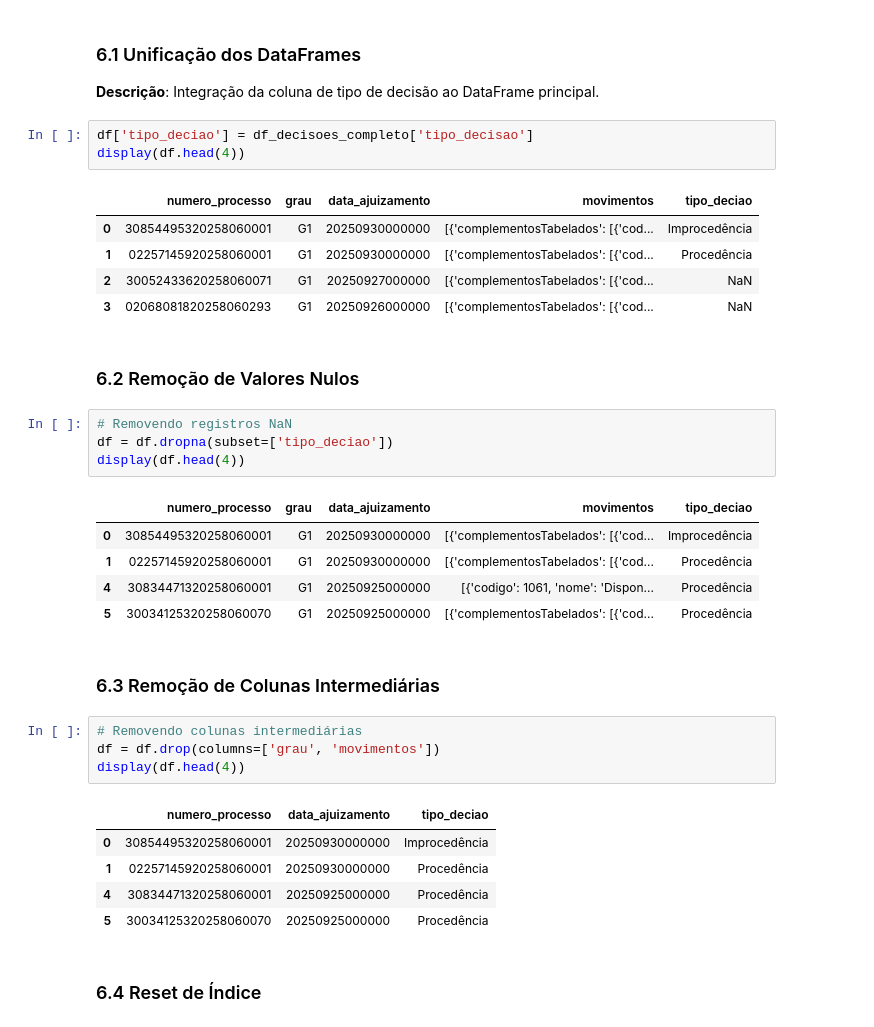
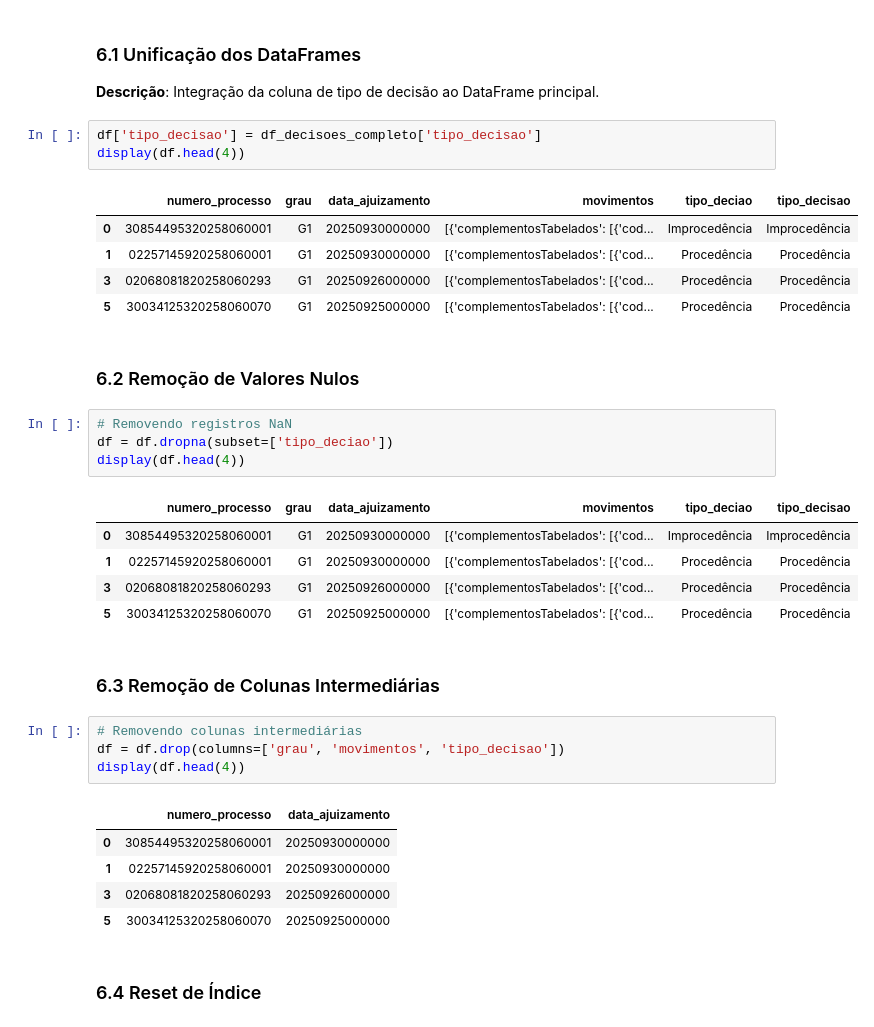
Before and after one commit to GiovanniBrigido/trabalho-final-deep-learning, a Jupyter notebook: tjce.ipynb, the cells around one changed output. Drawn from its saved outputs; the diff is of its cells as text.

```diff
--- a/tjce.ipynb
+++ b/tjce.ipynb
@@ -267,14 +267,14 @@ Distribuição por tipo:
 ### 6.1 Unificação dos DataFrames
 **Descrição**: Integração da coluna de tipo de decisão ao DataFrame principal.
 # %%
-df['tipo_deciao'] = df_decisoes_completo['tipo_decisao']
+df['tipo_decisao'] = df_decisoes_completo['tipo_decisao']
 display(df.head(4))
 # %% [output]
-|  | numero_processo | grau | data_ajuizamento | movimentos | tipo_deciao |
-| 0 | 30854495320258060001 | G1 | 20250930000000 | [{'complementosTabelados': [{'cod... | Improcedência |
-| 1 | 02257145920258060001 | G1 | 20250930000000 | [{'complementosTabelados': [{'cod... | Procedência |
-| 2 | 30052433620258060071 | G1 | 20250927000000 | [{'complementosTabelados': [{'cod... | NaN |
-| 3 | 02068081820258060293 | G1 | 20250926000000 | [{'complementosTabelados': [{'cod... | NaN |
+|  | numero_processo | grau | data_ajuizamento | movimentos | tipo_deciao | tipo_decisao |
+| 0 | 30854495320258060001 | G1 | 20250930000000 | [{'complementosTabelados': [{'cod... | Improcedência | Improcedência |
+| 1 | 02257145920258060001 | G1 | 20250930000000 | [{'complementosTabelados': [{'cod... | Procedência | Procedência |
+| 3 | 02068081820258060293 | G1 | 20250926000000 | [{'complementosTabelados': [{'cod... | Procedência | Procedência |
+| 5 | 30034125320258060070 | G1 | 20250925000000 | [{'complementosTabelados': [{'cod... | Procedência | Procedência |
 # %% [markdown]
 ### 6.2 Remoção de Valores Nulos
 # %%
@@ -282,23 +282,23 @@ display(df.head(4))
 df = df.dropna(subset=['tipo_deciao'])
 display(df.head(4))
 # %% [output]
-|  | numero_processo | grau | data_ajuizamento | movimentos | tipo_deciao |
-| 0 | 30854495320258060001 | G1 | 20250930000000 | [{'complementosTabelados': [{'cod... | Improcedência |
-| 1 | 02257145920258060001 | G1 | 20250930000000 | [{'complementosTabelados': [{'cod... | Procedência |
-| 4 | 30834471320258060001 | G1 | 20250925000000 | [{'codigo': 1061, 'nome': 'Dispon... | Procedência |
-| 5 | 30034125320258060070 | G1 | 20250925000000 | [{'complementosTabelados': [{'cod... | Procedência |
+|  | numero_processo | grau | data_ajuizamento | movimentos | tipo_deciao | tipo_decisao |
+| 0 | 30854495320258060001 | G1 | 20250930000000 | [{'complementosTabelados': [{'cod... | Improcedência | Improcedência |
+| 1 | 02257145920258060001 | G1 | 20250930000000 | [{'complementosTabelados': [{'cod... | Procedência | Procedência |
+| 3 | 02068081820258060293 | G1 | 20250926000000 | [{'complementosTabelados': [{'cod... | Procedência | Procedência |
+| 5 | 30034125320258060070 | G1 | 20250925000000 | [{'complementosTabelados': [{'cod... | Procedência | Procedência |
 # %% [markdown]
 ### 6.3 Remoção de Colunas Intermediárias
 # %%
 # Removendo colunas intermediárias
-df = df.drop(columns=['grau', 'movimentos'])
+df = df.drop(columns=['grau', 'movimentos', 'tipo_decisao'])
 display(df.head(4))
 # %% [output]
-|  | numero_processo | data_ajuizamento | tipo_deciao |
-| 0 | 30854495320258060001 | 20250930000000 | Improcedência |
-| 1 | 02257145920258060001 | 20250930000000 | Procedência |
-| 4 | 30834471320258060001 | 20250925000000 | Procedência |
-| 5 | 30034125320258060070 | 20250925000000 | Procedência |
+|  | numero_processo | data_ajuizamento |
+| 0 | 30854495320258060001 | 20250930000000 |
+| 1 | 02257145920258060001 | 20250930000000 |
+| 3 | 02068081820258060293 | 20250926000000 |
+| 5 | 30034125320258060070 | 20250925000000 |
 # %% [markdown]
 ### 6.4 Reset de Índice
 # %%
```
Also changed, not shown: parts of 6 cells of this notebook, 1 other file.
